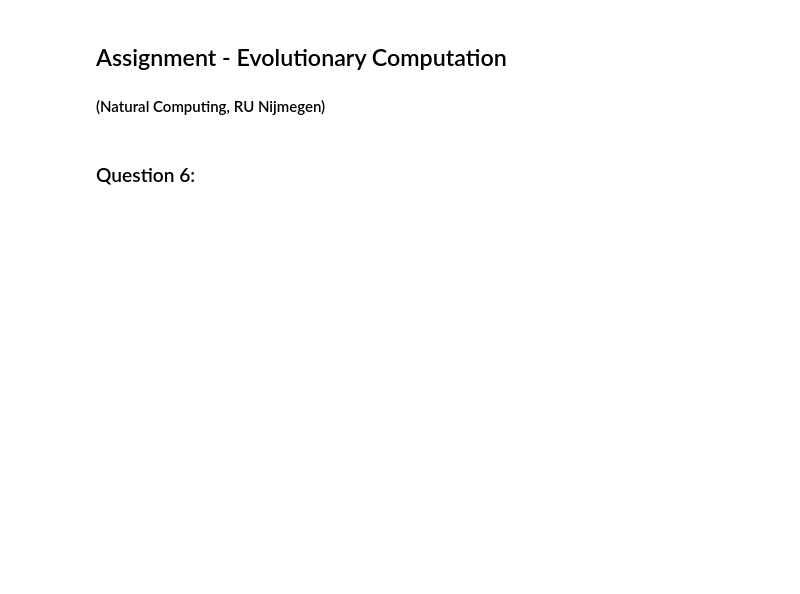
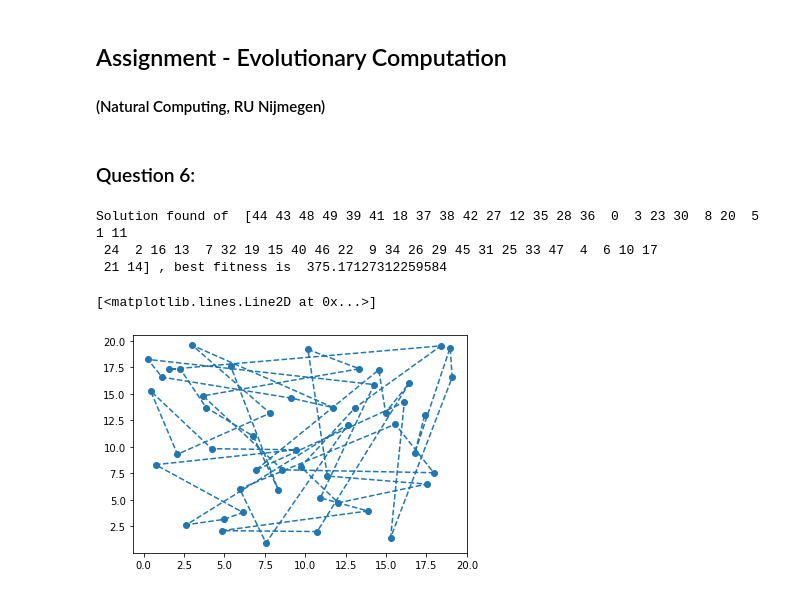
Before and after one commit to angelinabudiarto/NaturalComputing-RU, a Jupyter notebook: Assignment-EvolutionaryComputation/6_EvolutionaryComputation.ipynb, the cells around one changed output. Cells and saved outputs as stored; diff of their text form; code cells hidden in the pictures; blank space fills up the shorter version.

```diff
--- a/Assignment-EvolutionaryComputation/6_EvolutionaryComputation.ipynb
+++ b/Assignment-EvolutionaryComputation/6_EvolutionaryComputation.ipynb
@@ -198 +217,15 @@ coords_tsp = read_txt("file-tsp.txt")
+# %%
+#Memetic with binary tournement selection
+bintour_memetic_solution = genetic_algorithm_memetic(N, max_iters=200)
+
+x, y = list(), list()
+[x.append(coords_tsp[i][0]) for i in bintour_memetic_solution]
+[y.append(coords_tsp[i][1]) for i in bintour_memetic_solution]
+plt.plot(x, y, linestyle='dashed', marker='o')
+# %% [output]
+Solution found of  [44 43 48 49 39 41 18 37 38 42 27 12 35 28 36  0  3 23 30  8 20  5  1 11
+ 24  2 16 13  7 32 19 15 40 46 22  9 34 26 29 45 31 25 33 47  4  6 10 17
+ 21 14] , best fitness is  375.17127312259584
+[<matplotlib.lines.Line2D at 0x...>]
+[figure, added]
 # %%
```
Also changed, not shown: parts of 9 cells of this notebook, 2 other files.
